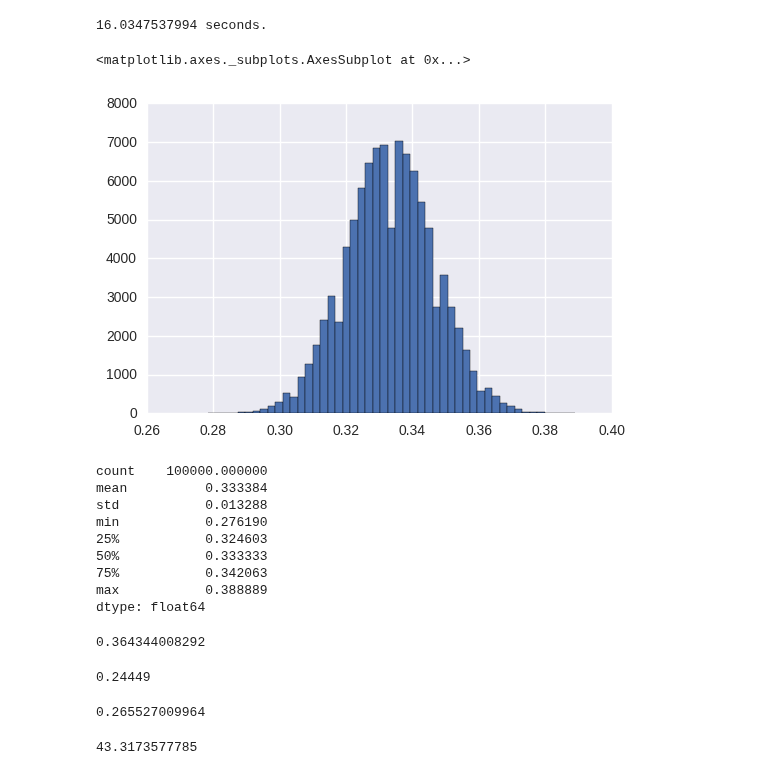
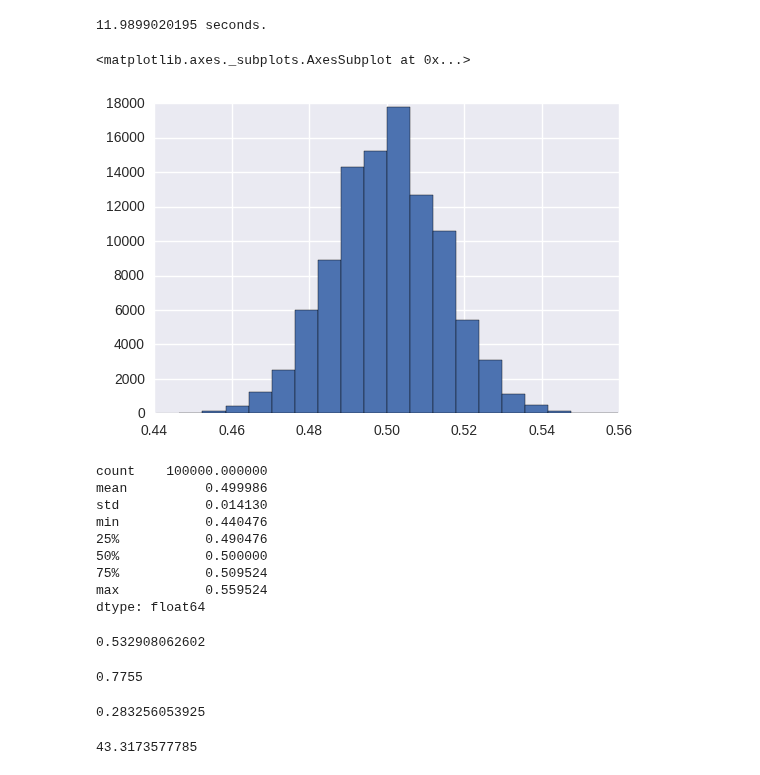
Before and after one commit to savourylie/Stock-Price-Forecaster, a Jupyter notebook: TradingBot/test_multiprocessing.ipynb, the cells around one changed output. Drawn from its saved outputs; the diff is of its cells as text; code cells hidden in the pictures.

```diff
--- a/TradingBot/test_multiprocessing.ipynb
+++ b/TradingBot/test_multiprocessing.ipynb
@@ -64,43 +59,44 @@ import seaborn as sns
 
 from IPython.display import display
 from sklearn.metrics import accuracy_score
+import numpy as np
 import pandas as pd
 import time
 
 start_time = time.time()
 iters = 100000
-num_days = 1260
+num_days = 7 * 180
 accs = []
 
-target_series = np.random.randint(3, size=num_days)
+target_series = np.random.randint(2, size=num_days)
 
 for i in range(iters):
-    accs.append(accuracy_score(target_series, np.random.randint(3, size=num_days)))
+    accs.append(accuracy_score(target_series, np.random.randint(2, size=num_days)))
 
 print("{} seconds.".format(time.time() - start_time))
 # %% [output]
-16.0347537994 seconds.
+11.9899020195 seconds.
 # %%
-pd.Series(accs).hist(bins=50)
+pd.Series(accs).hist(bins=20)
 # %% [output]
 <matplotlib.axes._subplots.AxesSubplot at 0x...>
-[figure, old version]
+[figure, new version]
 # %%
 pd.Series(accs).describe()
 # %% [output]
 count    100000.000000
-mean          0.333384
-std           0.013288
-min           0.276190
-25%           0.324603
-50%           0.333333
-75%           0.342063
-max           0.388889
+mean          0.499986
+std           0.014130
+min           0.440476
+25%           0.490476
+50%           0.500000
+75%           0.509524
+max           0.559524
 dtype: float64
 # %%
 print(np.mean(accs) + 2.33 * np.std(accs))
 # %% [output]
-0.364344008292
+0.532908062602
 # %%
 def inverse_percentile(arr, num):
     arr = sorted(arr)
@@ -108,16 +104,16 @@ def inverse_percentile(arr, num):
 
     return i_arr[0] / len(arr) if len(i_arr) > 0 else 1
 
-print(inverse_percentile(accs, 0.3246))
+print(inverse_percentile(accs, 0.51031746031746039))
 # %% [output]
-0.24449
+0.7755
 # %%
 from math import sqrt
 start_time = time.time()
 [sqrt(i ** 2) for i in range(1000000)]
 print(time.time()  - start_time)
 # %% [output]
-0.265527009964
+0.283256053925
 # %%
 from joblib import Parallel, delayed
 start_time = time.time()
```
Also changed, not shown: parts of 2 cells of this notebook, 2 other files.
